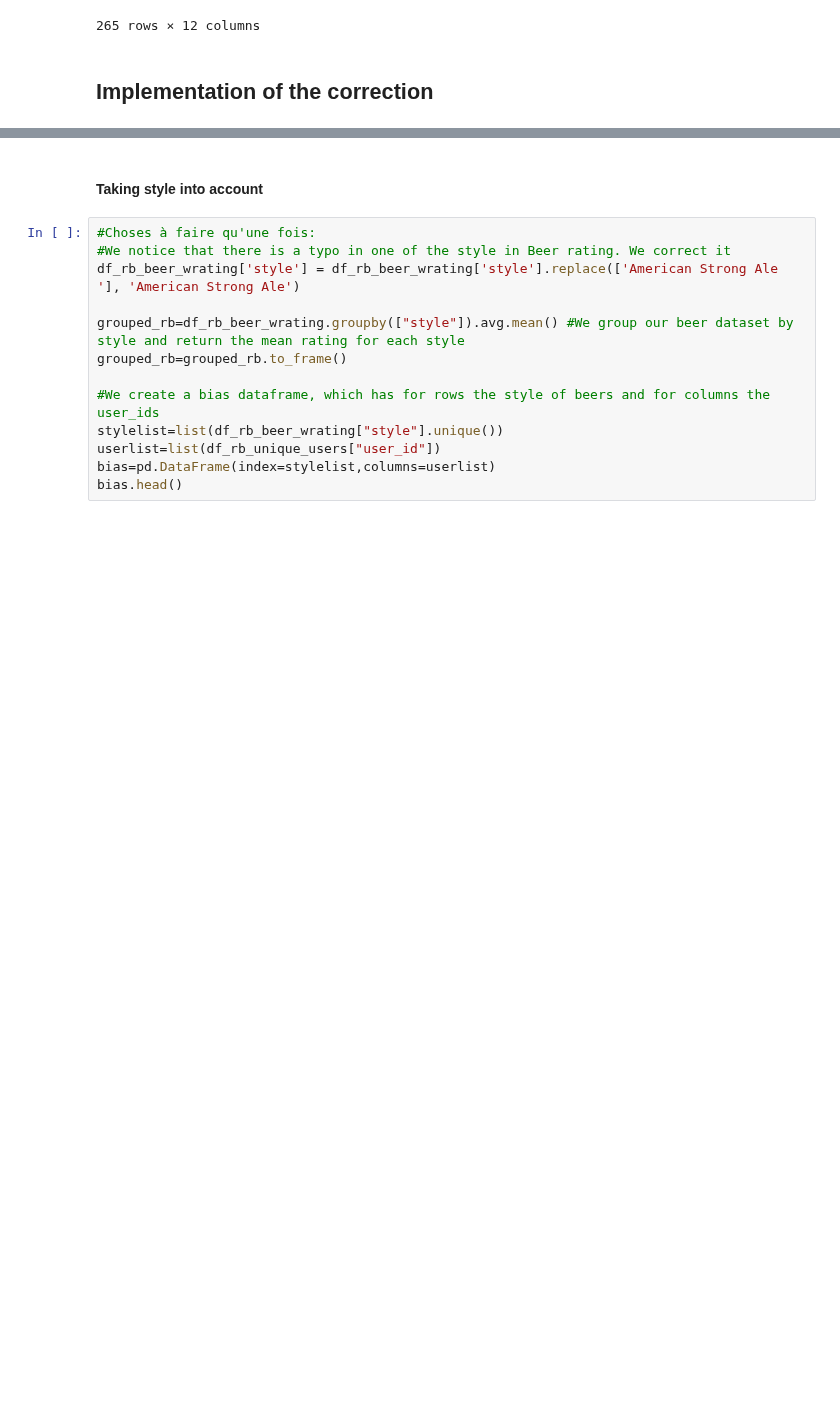
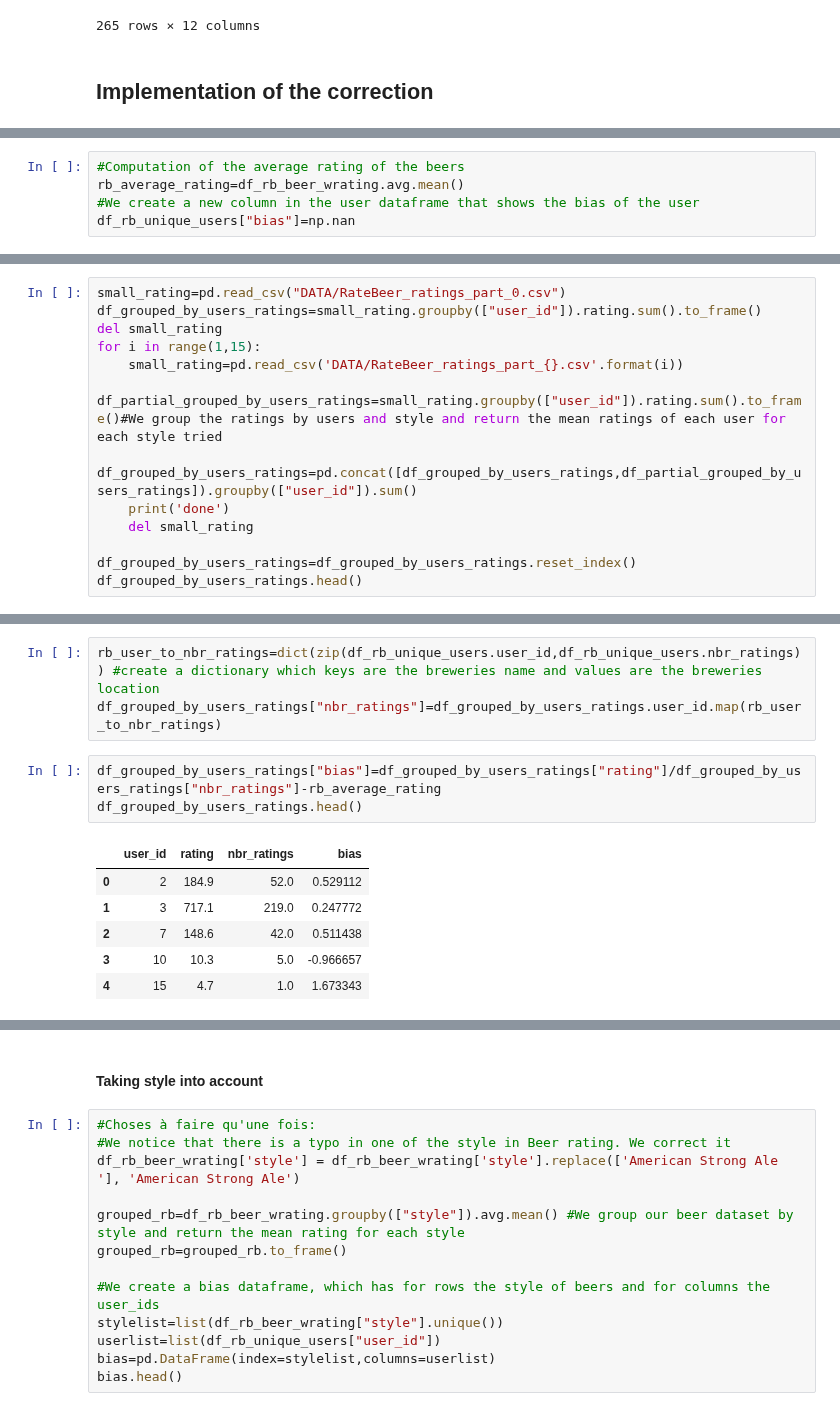
Before and after one commit to epfl-ada/ada-2022-project-hotchocolate, a Jupyter notebook: P3_Auriane_WIP.ipynb, the cells around one changed output, grey strips where cells are left out. Drawn from its saved outputs; the diff is of its cells as text; blank space fills up the shorter version.

```diff
--- a/P3_Auriane_WIP.ipynb
+++ b/P3_Auriane_WIP.ipynb
@@ -841,0 +835,5 @@ top_ranked_rb_country
+# %%
+#Computation of the average rating of the beers
+rb_average_rating=df_rb_beer_wrating.avg.mean()
+#We create a new column in the user dataframe that shows the bias of the user
+df_rb_unique_users["bias"]=np.nan
@@ -841,0 +846,13 @@ top_ranked_rb_country
+# %%
+small_rating=pd.read_csv("DATA/RateBeer_ratings_part_0.csv")
+df_grouped_by_users_ratings=small_rating.groupby(["user_id"]).rating.sum().to_frame()
+del small_rating
+for i in range(1,15):
+    small_rating=pd.read_csv('DATA/RateBeer_ratings_part_{}.csv'.format(i))
+    df_partial_grouped_by_users_ratings=small_rating.groupby(["user_id"]).rating.sum().to_frame()#We group the ratings by users and style and return the mean ratings of each user for each style tried
+    df_grouped_by_users_ratings=pd.concat([df_grouped_by_users_ratings,df_partial_grouped_by_users_ratings]).groupby(["user_id"]).sum()
+    print('done')
+    del small_rating
+
+df_grouped_by_users_ratings=df_grouped_by_users_ratings.reset_index()
+df_grouped_by_users_ratings.head()
@@ -841,0 +881,13 @@ top_ranked_rb_country
+# %%
+rb_user_to_nbr_ratings=dict(zip(df_rb_unique_users.user_id,df_rb_unique_users.nbr_ratings)) #create a dictionary which keys are the breweries name and values are the breweries location
+df_grouped_by_users_ratings["nbr_ratings"]=df_grouped_by_users_ratings.user_id.map(rb_user_to_nbr_ratings)
+# %%
+df_grouped_by_users_ratings["bias"]=df_grouped_by_users_ratings["rating"]/df_grouped_by_users_ratings["nbr_ratings"]-rb_average_rating
+df_grouped_by_users_ratings.head()
+# %% [output]
+|  | user_id | rating | nbr_ratings | bias |
+| 0 | 2 | 184.9 | 52.0 | 0.529112 |
+| 1 | 3 | 717.1 | 219.0 | 0.247772 |
+| 2 | 7 | 148.6 | 42.0 | 0.511438 |
+| 3 | 10 | 10.3 | 5.0 | -0.966657 |
+| 4 | 15 | 4.7 | 1.0 | 1.673343 |
```
Also changed, not shown: parts of 18 cells of this notebook.
